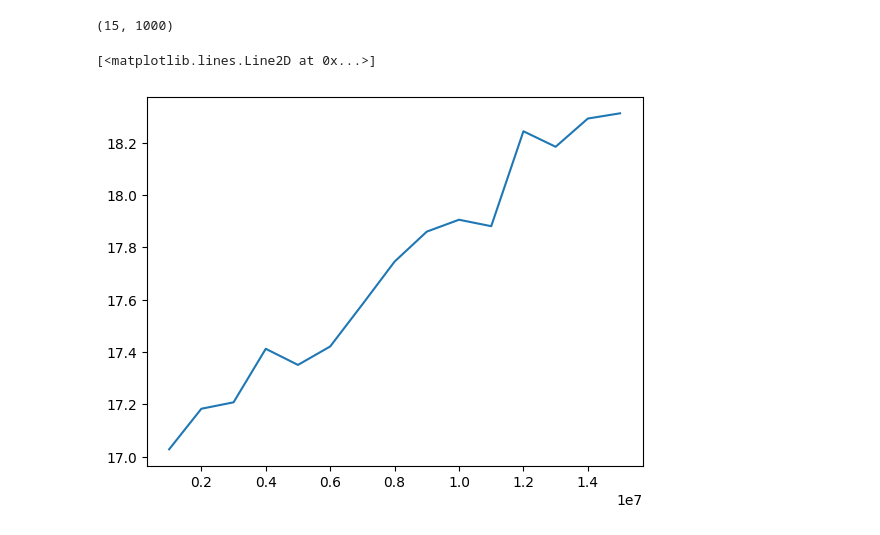
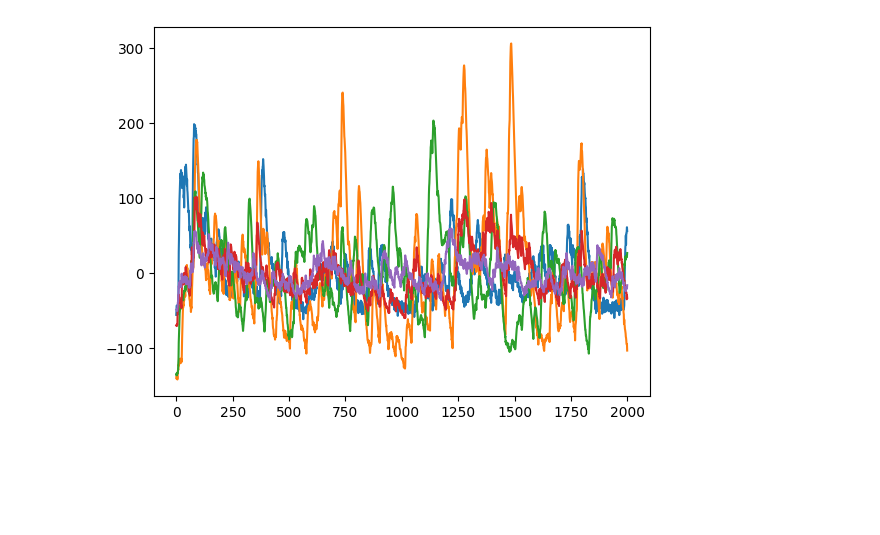
Before and after one commit to djanloo/tests_HRPMT, a Jupyter notebook: analysis.ipynb, the cells around one changed output. Saved outputs shown, nothing was run; the diff lists cells and outputs as text; code cells hidden in the pictures; blank space fills up the shorter version.

```diff
--- a/analysis.ipynb
+++ b/analysis.ipynb
@@ -68,25 +69,0 @@ Text(0.5, 0, 'f [Hz]')
-# %%
-from simulate_pmt import simulate_ou_sde
-import json
-
-with open("fit_results.json", "r") as f:
-    best_params = json.load(f)
-
-fig, ax = plt.subplot_mosaic([["PSD","c"]], width_ratios=[1, 0.05], constrained_layout=True)
-for i, file in enumerate(files):
-    if file.find("615")>0:
-        print("AAAAAAAA")
-        continue
-    ffile = f"signals/{file}"
-    signals_syn = best_params[ffile]['lam']**(-1)*simulate_ou_sde(lam=best_params[ffile]['lam'], tau_fall=best_params[ffile]['tau_fall'],
-                                ser_mean=1, ser_cv=best_params[ffile]['ser_cv'],
-                                n_rec=1000, noise_sigma=best_params[ffile]['noise_frac'])
-    f, psd = welch(signals_syn, axis=1, fs = 1e6, nperseg=1000, noverlap=500)
-
-    ax["PSD"].plot(f, np.median(psd, axis=0), color=cm(norm(dose[i])))
-    ax["PSD"].fill_between(f, *np.quantile(psd, [0.25, 0.75], axis=0), alpha = 0.2, color=cm(norm(dose[i])))
-ax["PSD"].set_xscale('log')
-ax["PSD"].set_yscale('log')
-plt.colorbar(ScalarMappable(cmap=cm, norm=norm), cax = ax['c'], label=r"Dose [$\mu S/ h $]")
-ax["PSD"].set_ylabel("Power Spectral Density")
-ax['PSD'].set_xlabel("f [Hz]")
@@ -97,4 +69,0 @@ Text(0.5, 0, 'f [Hz]')
-# %%
-with open("fit_results.json", "r") as f:
-    a = json.load(f)
-a[f"signals/{files[0]}"]
@@ -206,16 +70,16 @@ plt.plot(signals_syn[1])
-# %%
-lambdas_samp = np.linspace(1, 15, 15)*1e6
-a = []
-
-for lam in lambdas_samp:
-    sig = simulate_ou_sde(lam=lam, tau_fall=350e-9,
-                        ser_mean=1, ser_cv=0.3,
-                        n_rec=1000, noise_sigma=0.02)
-    a += [sig.var(axis=-1).mean()/np.mean(np.diff(sig)**2, axis=-1)]
-a = np.array(a)
-print(a.shape)
-plt.plot(lambdas_samp, a.mean(axis=1))
-# %% [output]
-(15, 1000)
-[<matplotlib.lines.Line2D at 0x...>]
-[figure, removed]
+# %%
+from sde_pulse_sim import simulate_sde
+import json
+
+with open("sde_fit_results.json", "r") as f:
+    best_pars = json.load(f)
+
+for file in files:
+    pars = dict(lam=0, tau_rise=0, tau_fall=0, ser_mean=0.0, ser_cv=0.0,
+                     noise_sigma=0)
+    pars = {p:best_pars[file][p] for p in pars.keys()}
+    y = simulate_sde(n_rec=1, n_samp=2000, **pars)
+
+    plt.plot(y[0])
+# %% [output]
+[figure, added]
```
Also changed, not shown: parts of 14 cells of this notebook, 11 other files.
